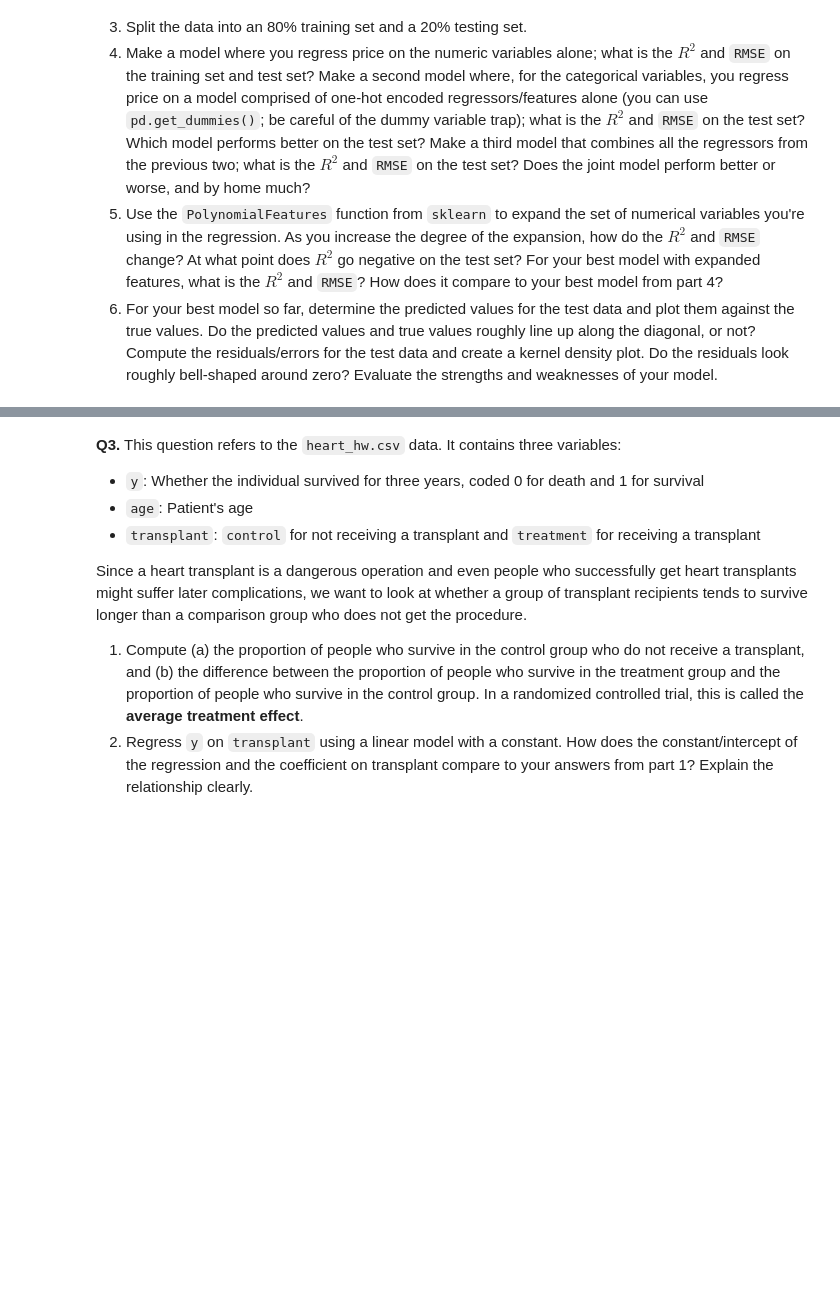
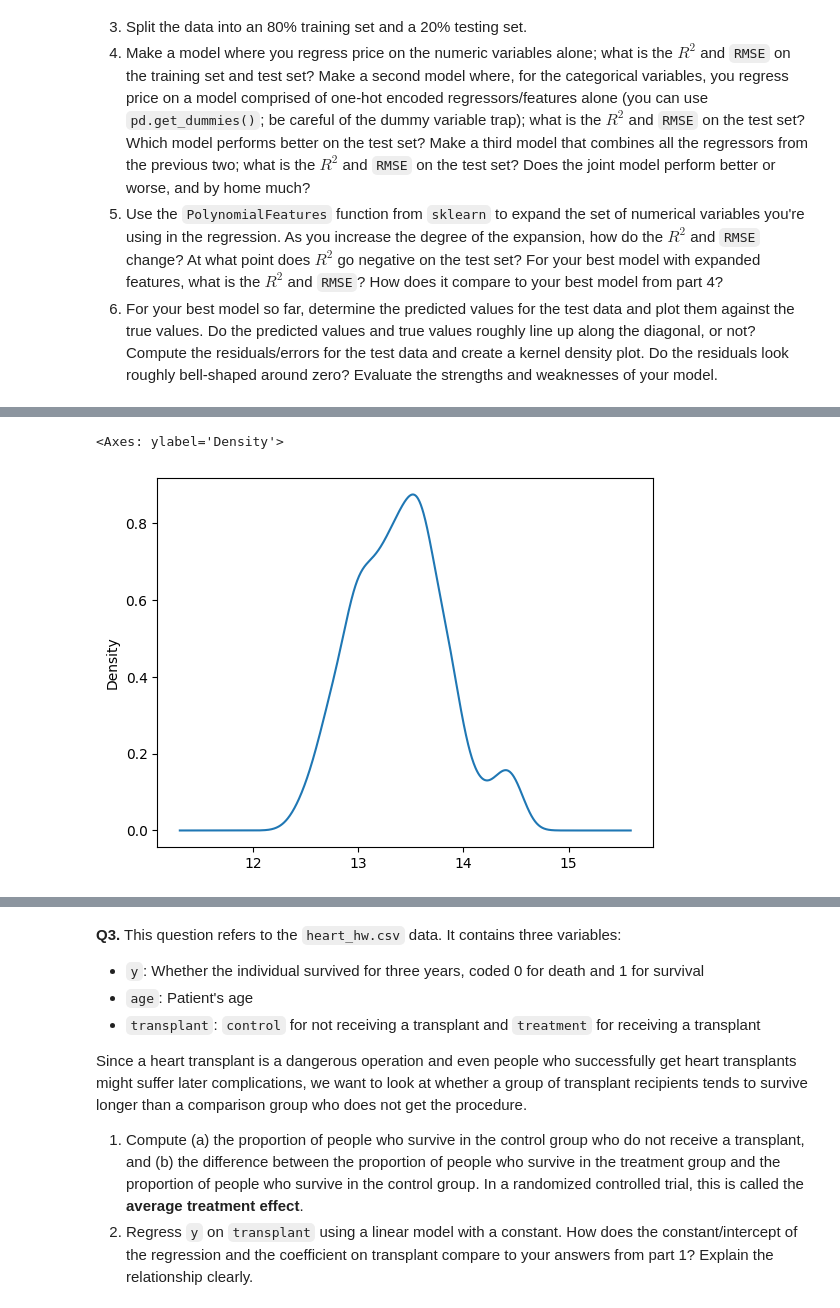
Before and after one commit to mchen899923/linear_models_assignment, a Jupyter notebook: assignment.ipynb, the cells around one changed output, grey strips where cells are left out. Drawn from its saved outputs; the diff is of its cells as text; code cells hidden in the pictures; blank space fills up the shorter version.

```diff
--- a/assignment.ipynb
+++ b/assignment.ipynb
@@ -41,0 +49,3 @@ Attached my work to Github file
+# %%
+cars_df = pd.read_csv("cars_hw.csv")
+cars_df.head()
@@ -41,0 +80,18 @@ Attached my work to Github file
+# %%
+cars_df = cars_df.dropna() #Dropped NA values
+# %%
+num_cols = cars_df.select_dtypes(include=[np.number]).columns #Identify numeric columns for transformation
+
+for col in num_cols:
+    if (cars_df[col] > 0).all():  #If all positive, safe for log
+        skew = cars_df[col].skew()
+        if abs(skew) > 1:  #only if highly skewed
+            cars_df[col] = np.log1p(cars_df[col])  #log(1+x) to handle 0 safely
+    else:
+        # for columns that have 0 or negative values, use archsinh transformation
+        cars_df[col] = np.arcsinh(cars_df[col])
+# %%
+Q1 = cars_df[num_cols].quantile(0.25) #Remove any outliers
+Q3 = cars_df[num_cols].quantile(0.75)
+IQR = Q3 - Q1
+cars_df = cars_df[~((cars_df[num_cols] < (Q1 - 1.5 * IQR)) | (cars_df[num_cols] > (Q3 + 1.5 * IQR))).any(axis=1)]
@@ -41,0 +127,6 @@ Attached my work to Github file
+# %%
+var = "Price"
+cars_df[var].plot.density() #kernel_density plot
+# %% [output]
+<Axes: ylabel='Density'>
+[figure, added]
```
Also changed, not shown: parts of 30 cells of this notebook.
